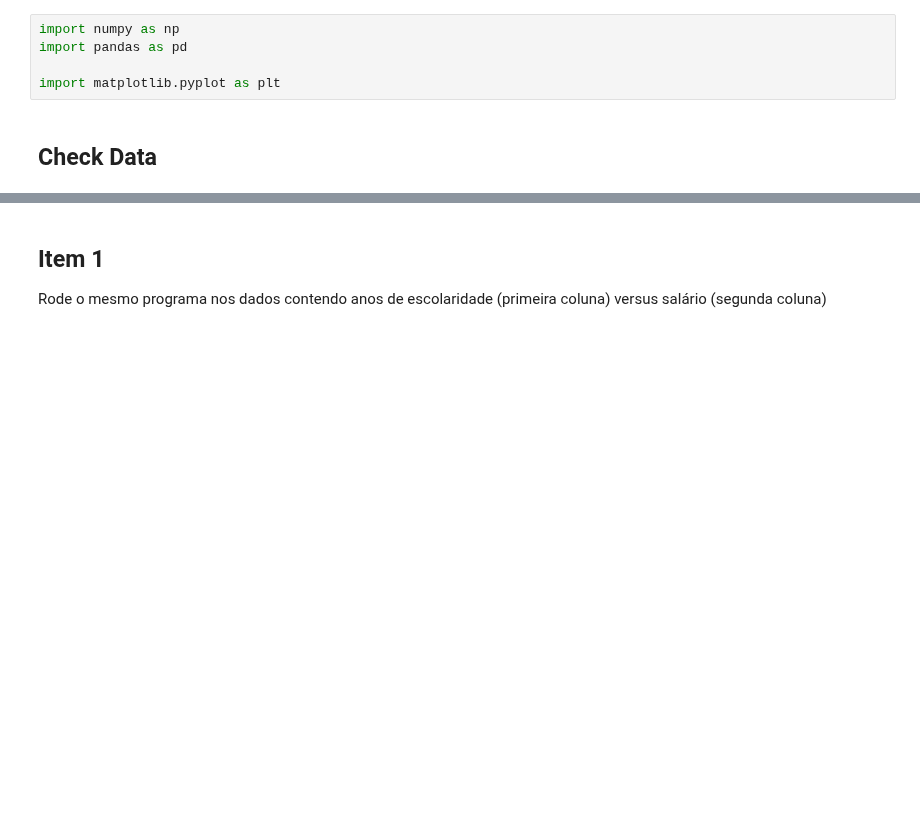
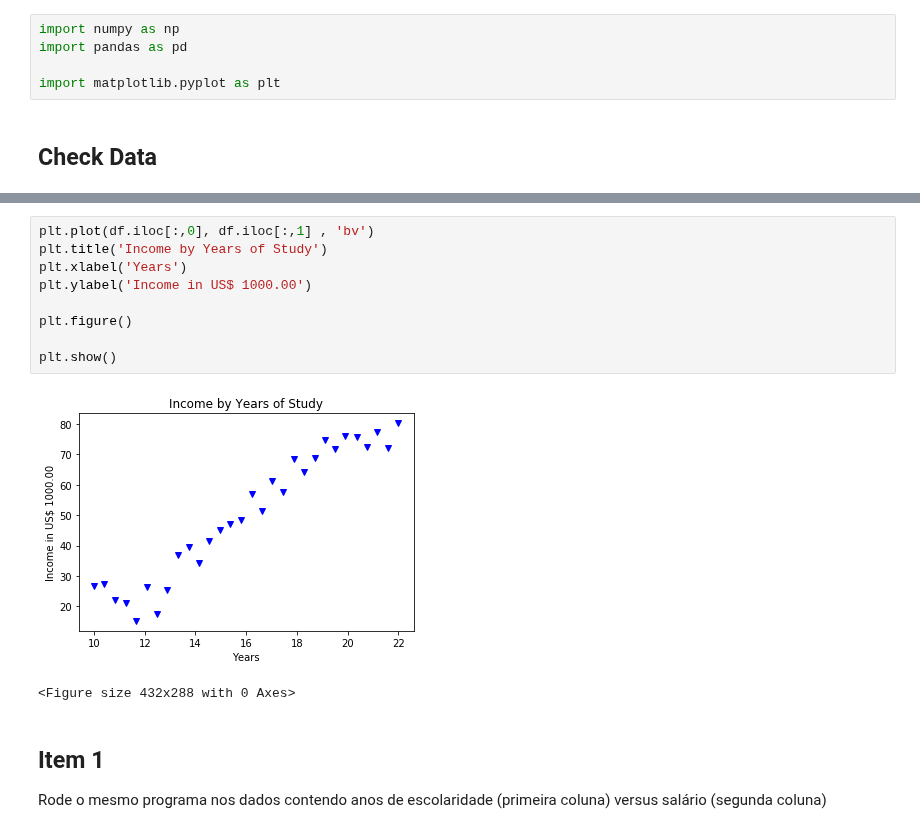
Before and after one commit to guilhermemg/ml-mestrado, a Jupyter notebook: notebooks/assignment-1.ipynb, the cells around one changed output, grey strips where cells are left out. Saved outputs shown, nothing was run; the diff lists cells and outputs as text; blank space fills up the shorter version.

```diff
--- a/notebooks/assignment-1.ipynb
+++ b/notebooks/assignment-1.ipynb
@@ -36,3 +40,15 @@ df.head()
+# %%
+plt.plot(df.iloc[:,0], df.iloc[:,1] , 'bv')
+plt.title('Income by Years of Study')
+plt.xlabel('Years')
+plt.ylabel('Income in US$ 1000.00')
+
+plt.figure()
+
+plt.show()
+# %% [output]
+[figure, added]
+<Figure size 432x288 with 0 Axes>
 # %% [markdown]
 ## Item 1
 Rode o mesmo programa nos dados contendo anos de escolaridade (primeira coluna) versus salário (segunda coluna)
```
Also changed, not shown: parts of 13 cells of this notebook.
